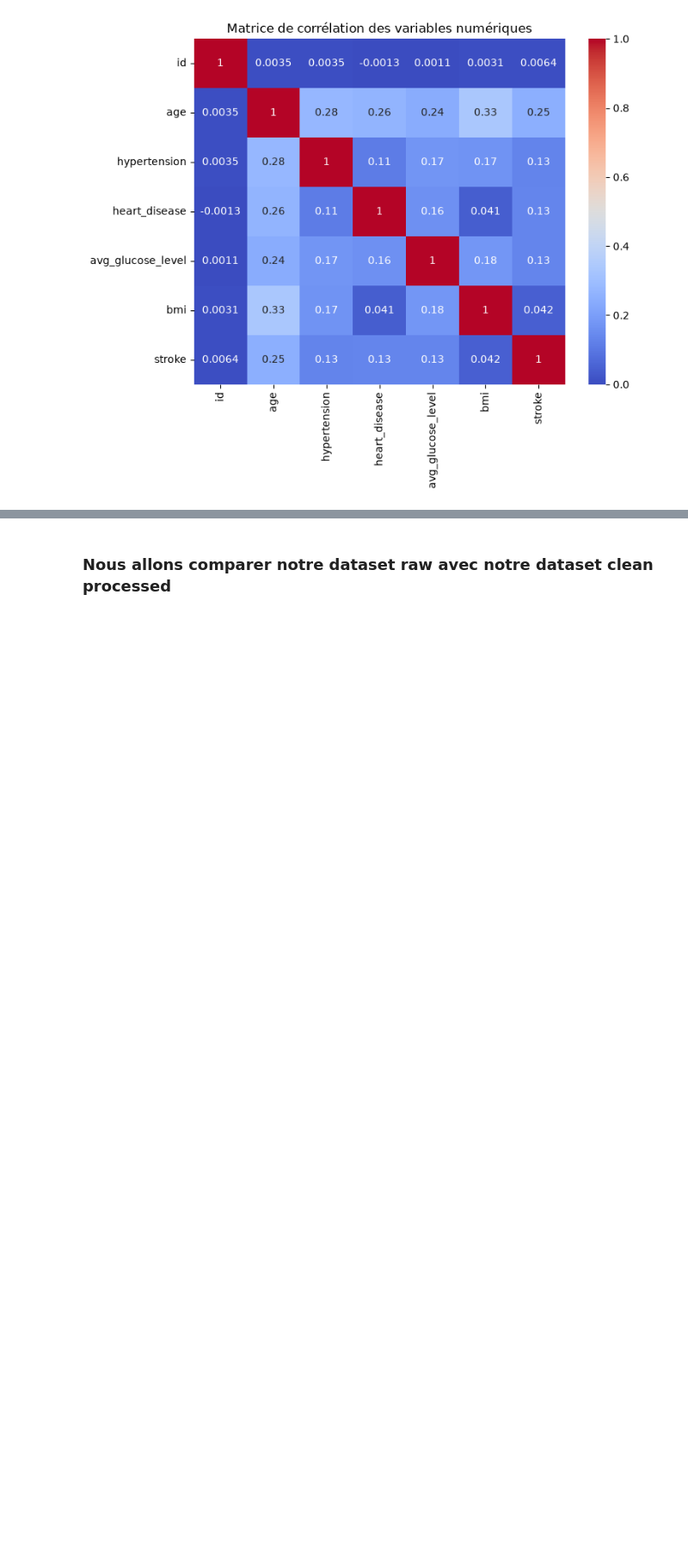
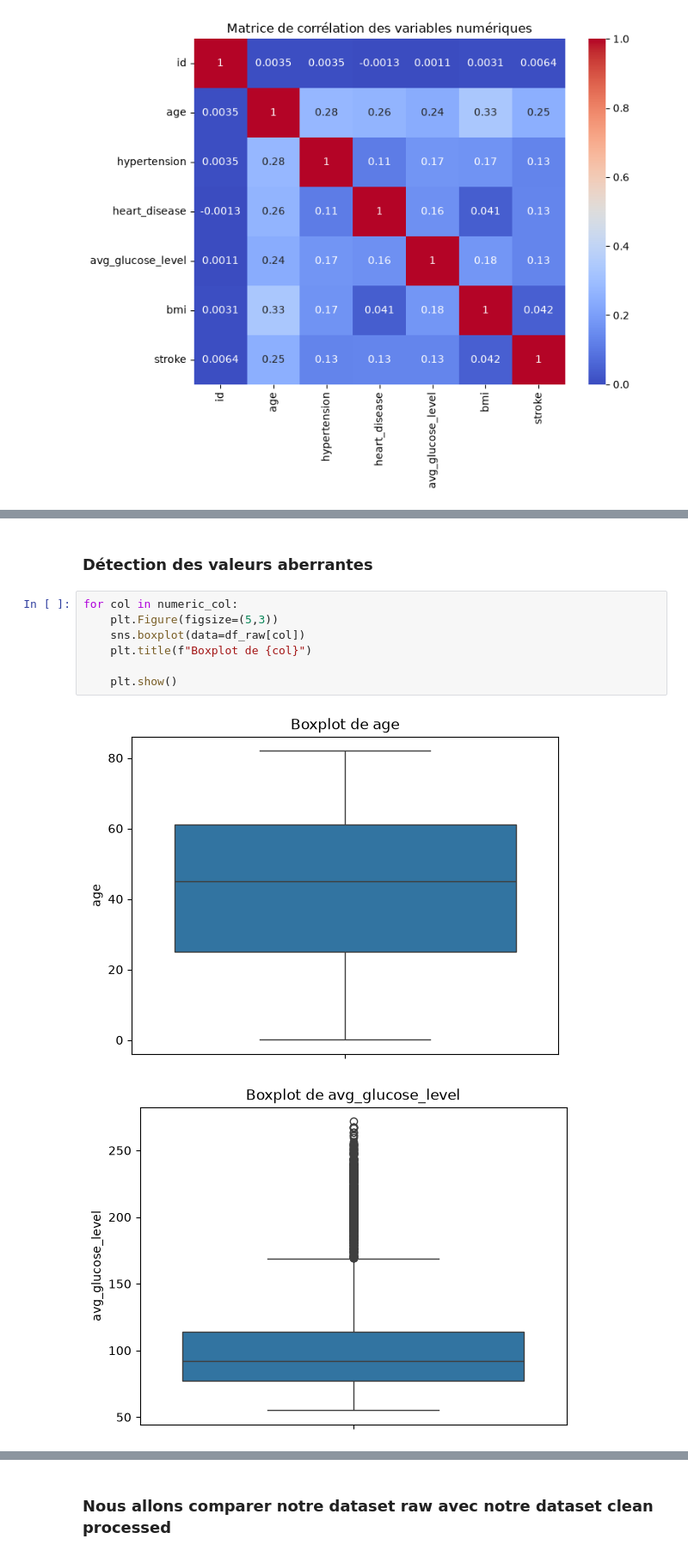
Before and after one commit to Audrey-Djomi/Pr-diction-du-risque-d-AVC-par-Machine-Learning, a Jupyter notebook: notebooks/01_data_exploration.ipynb, the cells around one changed output, grey strips where cells are left out. Shown at 86% size. Drawn from its saved outputs; the diff is of its cells as text; blank space fills up the shorter version.

```diff
--- a/notebooks/01_data_exploration.ipynb
+++ b/notebooks/01_data_exploration.ipynb
@@ -268,0 +289,12 @@ plt.show()
+# %% [markdown]
+### Détection des valeurs aberrantes
+# %%
+for col in numeric_col:
+    plt.Figure(figsize=(5,3))
+    sns.boxplot(data=df_raw[col])
+    plt.title(f"Boxplot de {col}")
+
+    plt.show()
+# %% [output]
+[figure, added]
+[figure, added]
```
Also changed, not shown: parts of 6 cells of this notebook.
